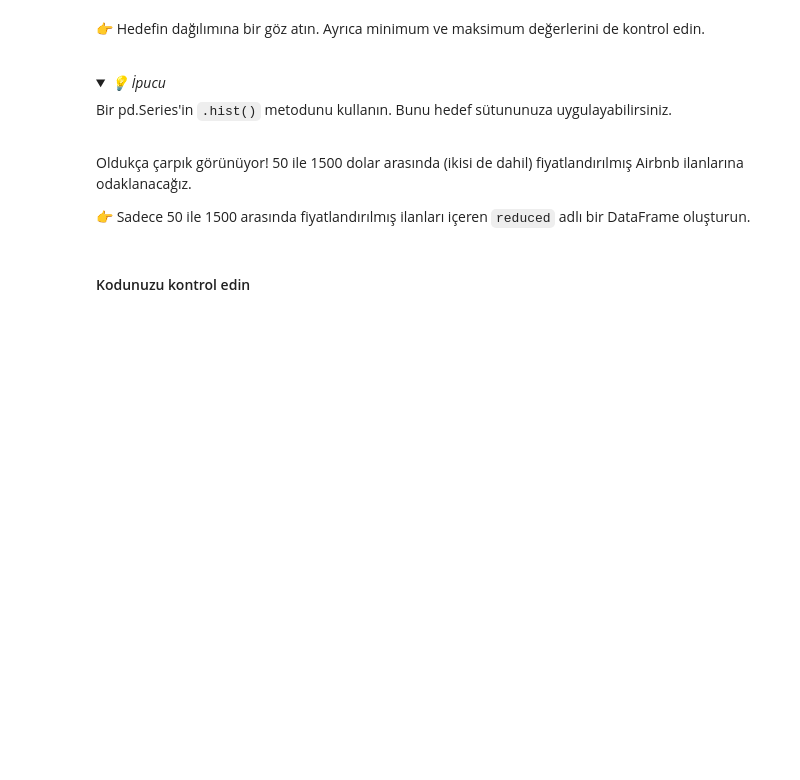
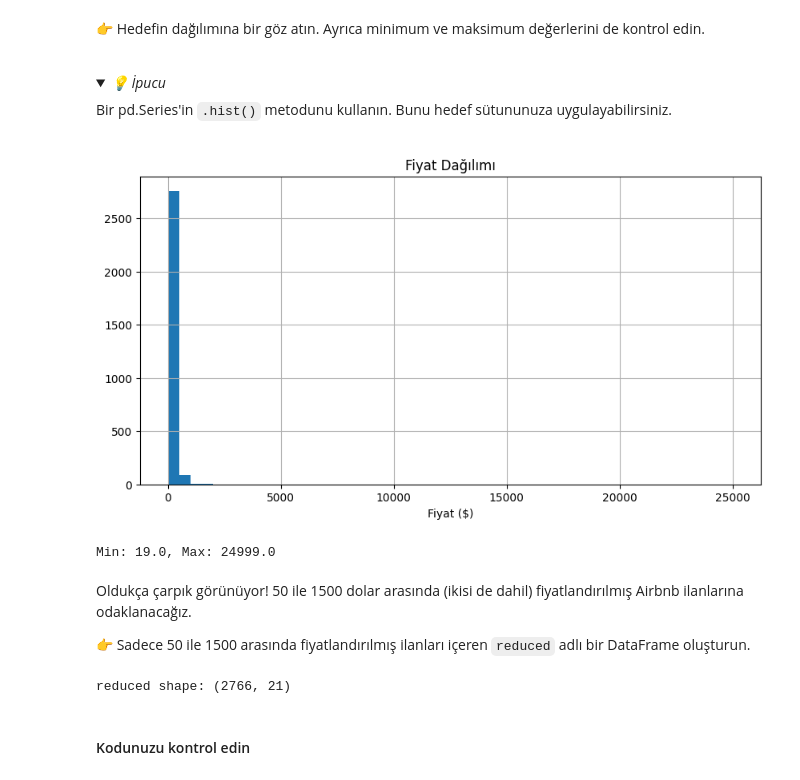
Before and after one commit to Arzuyasar/S18D1-S-Data-ham-or-spam, a Jupyter notebook: airbnb.ipynb, the cells around one changed output. Cells and saved outputs as stored; diff of their text form; code cells hidden in the pictures; folded sections open; blank space fills up the shorter version.

```diff
--- a/airbnb.ipynb
+++ b/airbnb.ipynb
@@ -44,5 +44,6 @@ import pandas as pd
 
 url = "https://d32aokrjazspmn.cloudfront.net/materials/asheville_airbnb.csv"
 
-# Load the data into `df`
-pass  # YOUR CODE HERE
+df = pd.read_csv(url, index_col=0)
+df['price'] = df['price'].str.replace('$', '', regex=False).str.replace(',', '', regex=False).astype(float)
+df.head()
@@ -89,3 +121,13 @@ Bir pd.Series'in `.hist()` metodunu kullanın. Bunu hedef sütununuza uygulayabi
+# %%
+df['price'].hist(bins=50, figsize=(10, 5))
+import matplotlib.pyplot as plt
+plt.title("Fiyat Dağılımı")
+plt.xlabel("Fiyat ($)")
+plt.show()
+print(f"Min: {df['price'].min()}, Max: {df['price'].max()}")
+# %% [output]
+[figure, added]
+Min: 19.0, Max: 24999.0
 # %% [markdown]
 Oldukça çarpık görünüyor! 50 ile 1500 dolar arasında (ikisi de dahil) fiyatlandırılmış Airbnb ilanlarına odaklanacağız.
 
@@ -95,3 +135,8 @@ Oldukça çarpık görünüyor! 50 ile 1500 dolar arasında (ikisi de dahil) fiy
+# %%
+reduced = df[(df['price'] >= 50) & (df['price'] <= 1500)].copy()
+print(f"reduced shape: {reduced.shape}")
+# %% [output]
+reduced shape: (2766, 21)
 # %% [markdown]
 #### Kodunuzu kontrol edin
 # %%
```
Also changed, not shown: parts of 71 cells of this notebook, 11 other files.
